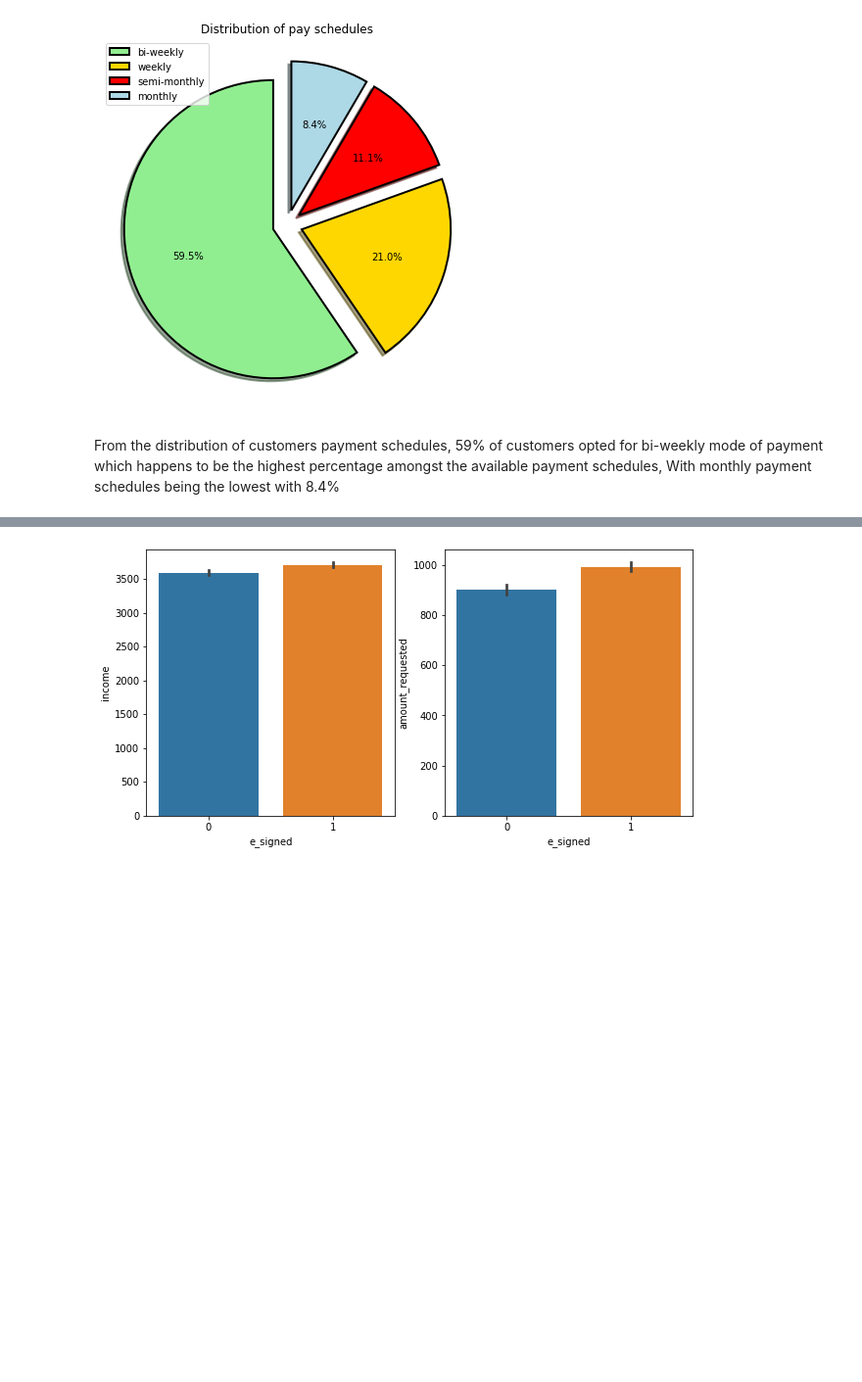
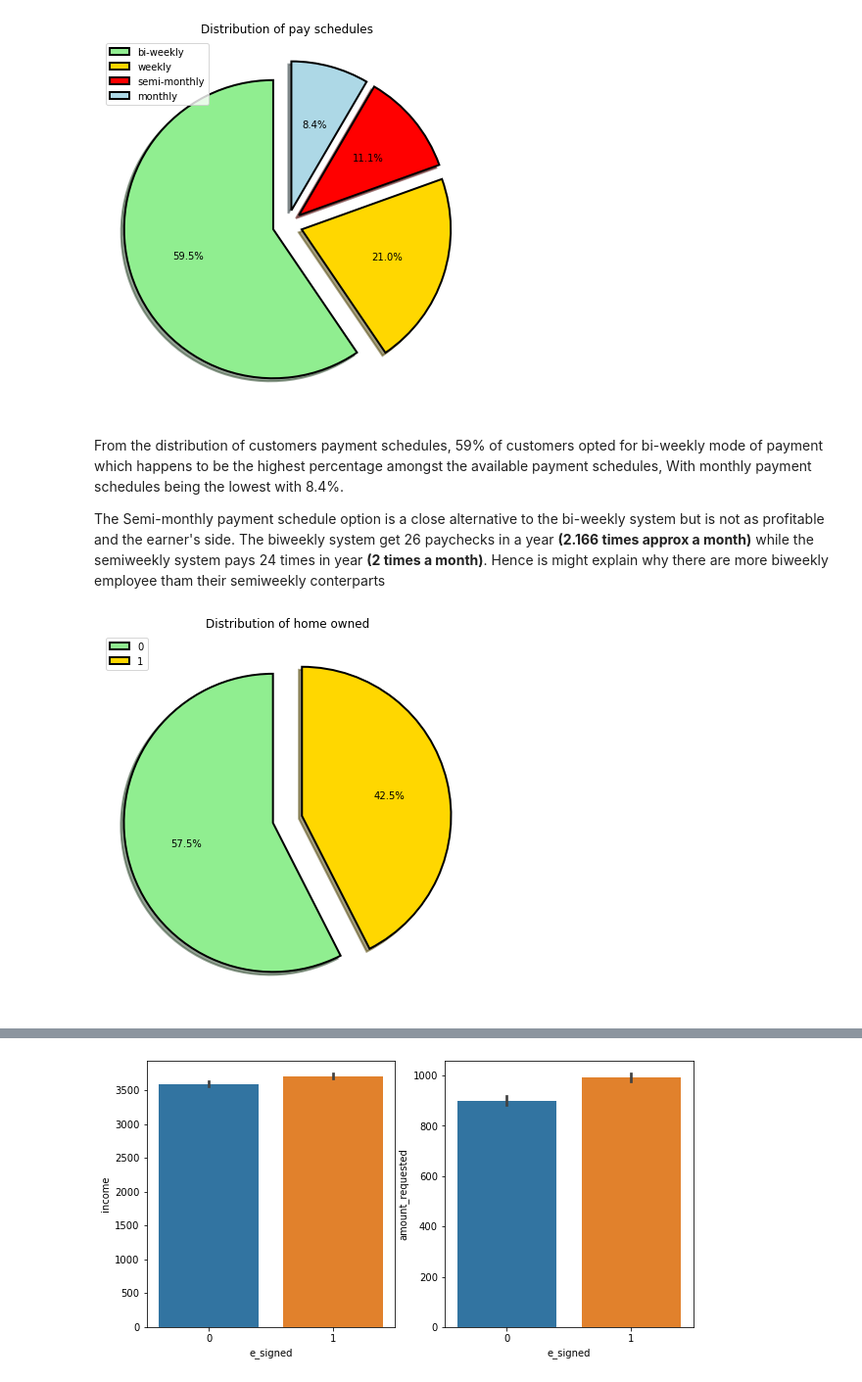
Before and after one commit to Apprentice-doa/DataFestAfrica-Hackathon--E-Process-Applicaton-Classification, a Jupyter notebook: Borrowme EDA.ipynb, the cells around one changed output, grey strips where cells are left out. Shown at 98% size. Cells and saved outputs as stored; diff of their text form; code cells hidden in the pictures; blank space fills up the shorter version.

```diff
--- a/Borrowme EDA.ipynb
+++ b/Borrowme EDA.ipynb
@@ -97,4 +118,22 @@ plt.show()
 # %% [output]
 [figure]
 # %% [markdown]
-From the distribution of customers payment schedules, 59% of customers opted for bi-weekly mode of payment which happens to be the highest percentage amongst the available payment schedules, With monthly payment schedules being the lowest with 8.4%
+From the distribution of customers payment schedules, 59% of customers opted for bi-weekly mode of payment which happens to be the highest percentage amongst the available payment schedules, With monthly payment schedules being the lowest with 8.4%.
+
+The Semi-monthly payment schedule option is a close alternative to the bi-weekly system but is not as profitable and the earner's side.
+The biweekly system get 26 paychecks in a year **(2.166 times approx a month)** while the semiweekly system pays 24 times in year **(2 times a month)**. Hence is might explain why there are more biweekly employee tham their semiweekly conterparts
+# %%
+#Distribution of home owner
+
+fig = plt.figure(figsize = (7,7))
+colors = ('lightgreen', 'gold')
+labels = ('Positive', 'Neutral', 'Negative')
+wp = {'linewidth':2, 'edgecolor':'black'}
+tags = trainset['home_owner'].value_counts()
+explode = (0.1,0.1)
+tags.plot(kind = 'pie', autopct = '%1.1f%%', shadow = True, colors = colors,
+         startangle = 90, wedgeprops = wp, explode = explode, label = '', labels = None, legend = True)
+plt.title('Distribution of home owned')
+plt.show()
+# %% [output]
+[figure, added]
```
Also changed, not shown: parts of 68 cells of this notebook.
